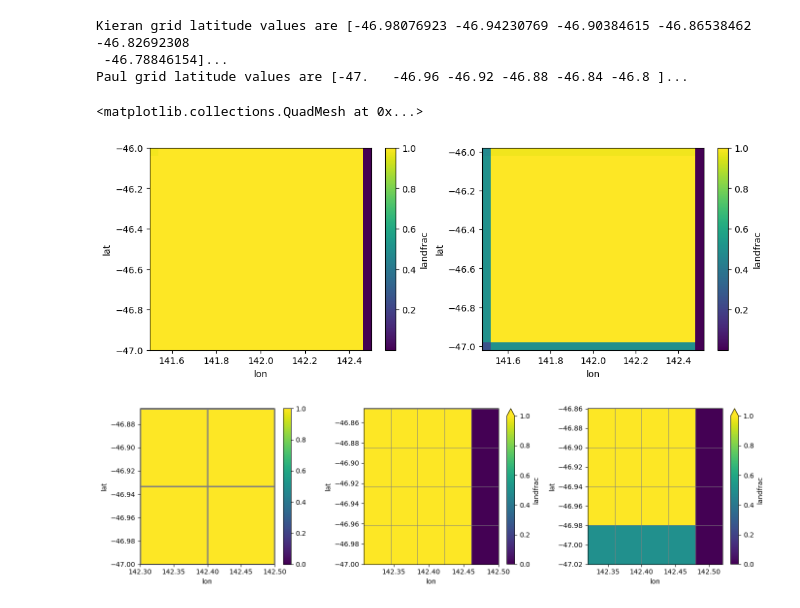
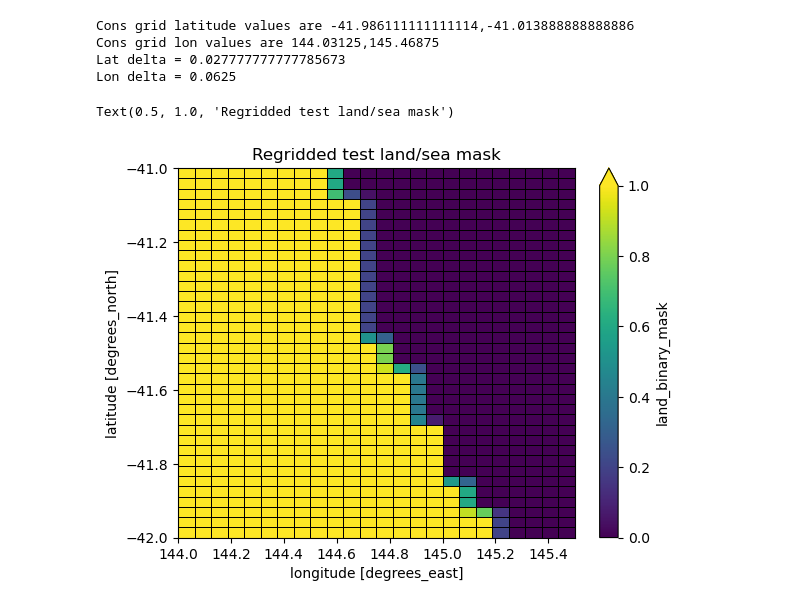
Before and after one commit to 21centuryweather/UM_configuration_tools, a Jupyter notebook: notebooks/Plot_UM_MOM6_meshes.ipynb, the cells around one changed output. Saved outputs shown, nothing was run; the diff lists cells and outputs as text; code cells hidden in the pictures.

```diff
--- a/notebooks/Plot_UM_MOM6_meshes.ipynb
+++ b/notebooks/Plot_UM_MOM6_meshes.ipynb
@@ -7,7 +8,7 @@ import cartopy.crs as ccrs
 import matplotlib.ticker as mticker
 # %%
-MOM6_DIR = Path('/g/data/gb02/pag548/ocean-config-for-rcm3-dev/input/tiny-ocean-rcm3-dev/')
-UM_DIR = Path('/g/data/gb02/pag548/UM_config_tools/scripts')
+MOM6_DIR = Path('/g/data/gb02/pag548/ocean-config-for-rcm3-dev/input/tiny-ocean-land-rcm3-dev/')
+UM_DIR = Path('/home/548/pag548/code/UM_config_tools/scripts')
 
 ocean_mesh_file = MOM6_DIR / 'access-rom3-ESMFmesh.nc'
 ocean_mask_file = MOM6_DIR / 'ocean_mask.nc'
@@ -93,7 +95,3 @@ gl.ylocator = mticker.FixedLocator(np.arange(-47,-45.8,0.2))    # e.g., every 15
 # %%
-# Let's load in the two UM grids defined with the bounds {'lat_min': -47.0, 'lat_max': -46.0, 'lon_min': 141.5, 'lon_max': 142.5}
-# With resolution 0.04 degrees. The grids were computed with slightly different algorithms so they have slightly different co-ordinates.
-# See https://github.com/21centuryweather/UM_configuration_tools/blob/main/scripts/regrid_regional_ocean_mesh.py
-
-kieran_grid = xr.open_dataarray ( UM_DIR / 'dummy_kieran.nc' )
-paul_grid = xr.open_dataarray ( UM_DIR / 'dummy_paul.nc' )
+cons_grid = xr.open_dataset ( UM_DIR / 'dummy_cons.nc' )
+cons_grid
@@ -100,25 +109,17 @@ paul_grid = xr.open_dataarray ( UM_DIR / 'dummy_paul.nc' )
 # %%
-print(f'Kieran grid latitude values are {kieran_grid.lat.values[:6]}...')
-print(f'Paul grid latitude values are {paul_grid.lat.values[:6]}...')
+print(f'Cons grid latitude values are {cons_grid.latitude.values[0]},{cons_grid.latitude.values[-1]}')
+print(f'Cons grid lon values are {cons_grid.longitude.values[0]},{cons_grid.longitude.values[-1]}')
+print(f'Lat delta = {cons_grid.latitude.values[1] - cons_grid.latitude.values[0]}')
+print(f'Lon delta = {cons_grid.longitude.values[1] - cons_grid.longitude.values[0]}')
 # %% [output]
-Kieran grid latitude values are [-46.98076923 -46.94230769 -46.90384615 -46.86538462 -46.82692308
- -46.78846154]...
-Paul grid latitude values are [-47.   -46.96 -46.92 -46.88 -46.84 -46.8 ]...
+Cons grid latitude values are -41.986111111111114,-41.013888888888886
+Cons grid lon values are 144.03125,145.46875
+Lat delta = 0.027777777777785673
+Lon delta = 0.0625
 # %%
-fig,ax=plt.subplots(1,2,figsize=(12,4))
-kieran_grid.plot(ax=ax[0])
-paul_grid.plot(ax=ax[1])
+fig,ax=plt.subplots(1,1)
+cons_grid.land_binary_mask.plot(ax=ax,vmax=1,vmin=0,edgecolors='black',linewidth=0.5)
+ax.set_title('Regridded test land/sea mask')
 # %% [output]
-<matplotlib.collections.QuadMesh at 0x...>
+Text(0.5, 1.0, 'Regridded test land/sea mask')
-[figure, old version]
+[figure, new version]
-# %%
-# Note - both UM grids have zero values of landfrac on the eastern edge of the domain.
-# Paul's grid has values <1 along the southern and western edge.
-# Let's zoom into the south-eastern corner
-fig,ax=plt.subplots(1,3,figsize=(14,4))
-ESMF_ds.sel(lat=slice(-47,-46.85),lon=slice(142.3,142.5)).plot(ax=ax[0],vmax=1,vmin=0,edgecolors='grey')
-kieran_grid.sel(lat=slice(-47,-46.85),lon=slice(142.3,142.5)).plot(ax=ax[1],vmax=1,vmin=0,edgecolors='grey',linewidth=0.5)
-paul_grid.sel(lat=slice(-47,-46.85),lon=slice(142.3,142.5)).plot(ax=ax[2],vmax=1,vmin=0,edgecolors='grey',linewidth=0.5)
-plt.tight_layout()
-# %% [output]
-[figure, removed]
```
Also changed, not shown: parts of 12 cells of this notebook, 15 other files.
